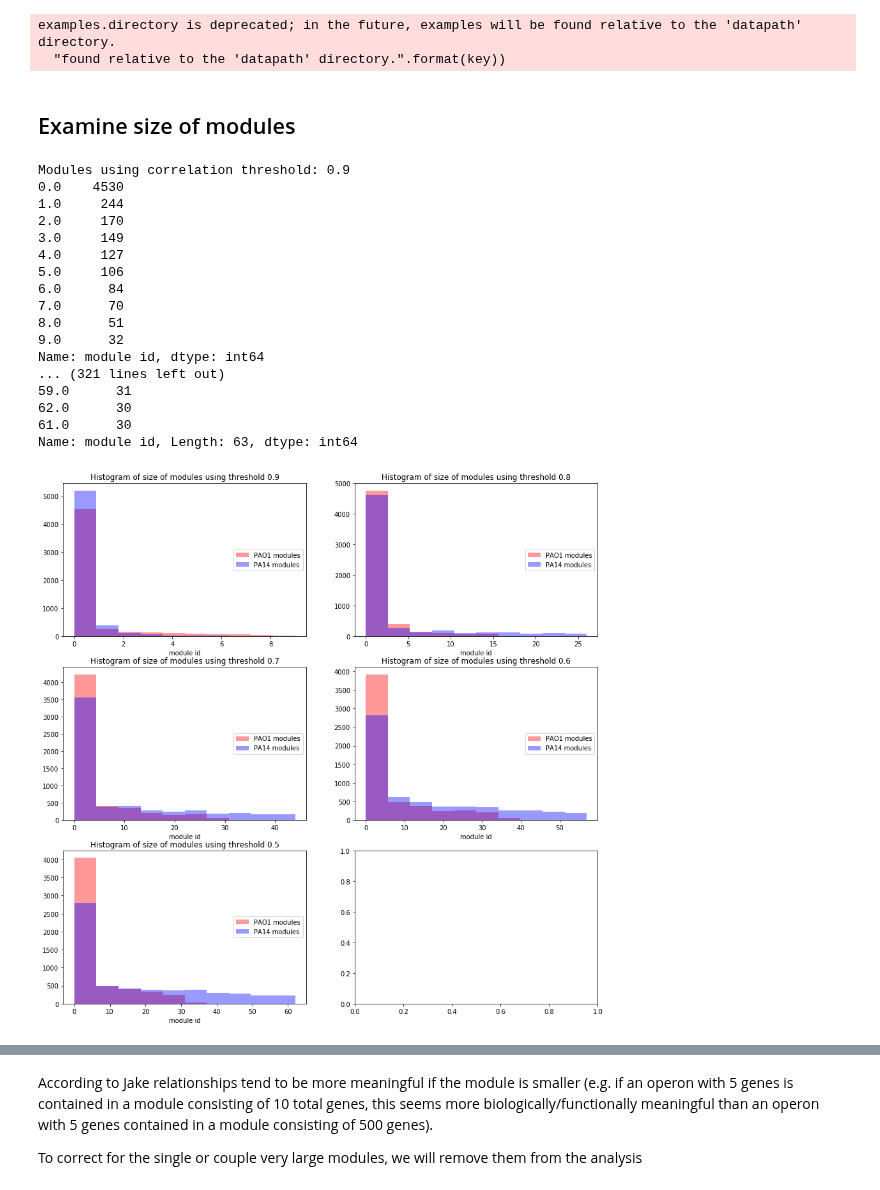
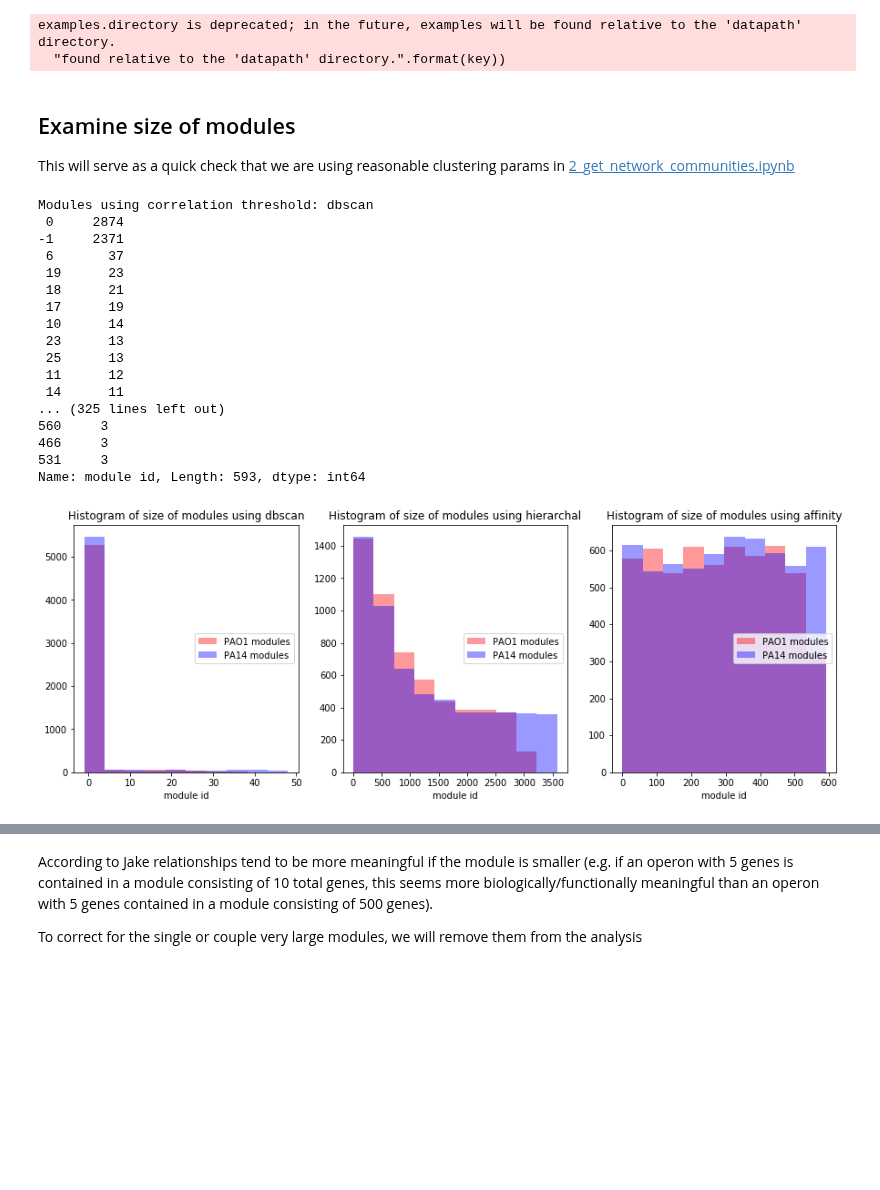
Before and after one commit to greenelab/core-accessory-interactome, a Jupyter notebook: networks/3_module_validation.ipynb, the cells around one changed output, grey strips where cells are left out. Drawn from its saved outputs; the diff is of its cells as text; code cells hidden in the pictures; blank space fills up the shorter version.

Commit message:
update validation scripts given new data

```diff
--- a/networks/3_module_validation.ipynb
+++ b/networks/3_module_validation.ipynb
@@ -17,20 +17,28 @@ examples.directory is deprecated; in the future, examples will be found relative
   "found relative to the 'datapath' directory.".format(key))
 # %%
 # User params
+# Params to examine module size
+clustering_method_list = ["dbscan", "hierarchal", "affinity"]
+
+# Params for regulon/operon coverage
+# Clustering method to examine regulon/operon coverage
+method_toexamine = "dbscan"
+
 # Remove modules of this size or greater for analysis looking at coverage of regulon/operons
 module_size_threshold = 1000
-
-# Correlation threshold to determine which network modules to examine
-corr_threshold_toexamine = 0.9
 # %% [markdown]
 ## Examine size of modules
+
+This will serve as a quick check that we are using reasonable clustering params in [2_get_network_communities.ipynb](2_get_network_communities.ipynb)
 # %%
-corr_threshold_list = [0.9, 0.8, 0.7, 0.6, 0.5]
-
-for corr_threshold in corr_threshold_list:
-    print(f"Modules using correlation threshold: {corr_threshold}")
-    pao1_membership_filename = f"pao1_membership_{corr_threshold}.tsv"
-    pa14_membership_filename = f"pa14_membership_{corr_threshold}.tsv"
+for method_name in clustering_method_list:
+    print(f"Modules using correlation threshold: {method_name}")
+    pao1_membership_filename = os.path.join(
+        paths.LOCAL_DATA_DIR, f"pao1_modules_{method_name}.tsv"
+    )
+    pa14_membership_filename = os.path.join(
+        paths.LOCAL_DATA_DIR, f"pa14_modules_{method_name}.tsv"
+    )
 
     pao1_membership = pd.read_csv(
         pao1_membership_filename, sep="\t", header=0, index_col=0
@@ -42,20 +50,20 @@ for corr_threshold in corr_threshold_list:
     print(pao1_membership["module id"].value_counts())
     print(pa14_membership["module id"].value_counts())
 # %% [output]
-Modules using correlation threshold: 0.9
-0.0    4530
-1.0     244
-2.0     170
-3.0     149
-4.0     127
-5.0     106
-6.0      84
-7.0      70
-8.0      51
-9.0      32
-Name: module id, dtype: int64
-... (321 lines left out)
-59.0      31
-62.0      30
-61.0      30
-Name: module id, Length: 63, dtype: int64
+Modules using correlation threshold: dbscan
+ 0     2874
+-1     2371
+ 6       37
+ 19      23
+ 18      21
+ 17      19
+ 10      14
+ 23      13
+ 25      13
+ 11      12
+ 14      11
+... (325 lines left out)
+560     3
+466     3
+531     3
+Name: module id, Length: 593, dtype: int64
@@ -62,14 +73,18 @@ Name: module id, Length: 63, dtype: int64
 # %%
 # plotting function
-def plot_dist_modules(threshold_list):
+def plot_dist_modules(clustering_method_list):
 
     # Set up the matplotlib figure
-    fig, axes = plt.subplots(ncols=2, nrows=3, figsize=(15, 15))
+    fig, axes = plt.subplots(ncols=3, nrows=1, figsize=(15, 5))
     axes = axes.ravel()
 
-    for i in range(len(threshold_list)):
-        pao1_membership_filename = f"pao1_membership_{threshold_list[i]}.tsv"
-        pa14_membership_filename = f"pa14_membership_{threshold_list[i]}.tsv"
+    for i in range(len(clustering_method_list)):
+        pao1_membership_filename = os.path.join(
+            paths.LOCAL_DATA_DIR, f"pao1_modules_{clustering_method_list[i]}.tsv"
+        )
+        pa14_membership_filename = os.path.join(
+            paths.LOCAL_DATA_DIR, f"pa14_modules_{clustering_method_list[i]}.tsv"
+        )
 
         pao1_membership = pd.read_csv(
             pao1_membership_filename, sep="\t", header=0, index_col=0
@@ -102,15 +117,15 @@ def plot_dist_modules(threshold_list):
         )
 
         fig.set_title(
-            f"Histogram of size of modules using threshold {threshold_list[i]}",
+            f"Histogram of size of modules using {clustering_method_list[i]}",
             fontsize=12,
         )
         handles, labels = fig.get_legend_handles_labels()
         fig.legend(handles, labels, loc="center right")
 # %%
 # Plot distribution of modules per threshold
-plot_dist_modules(corr_threshold_list)
+plot_dist_modules(clustering_method_list)
 # %% [output]
-[figure, old version]
+[figure, new version]
 # %% [markdown]
 **Takeaway:**
```
Also changed, not shown: parts of 41 cells of this notebook, 3 other files.
